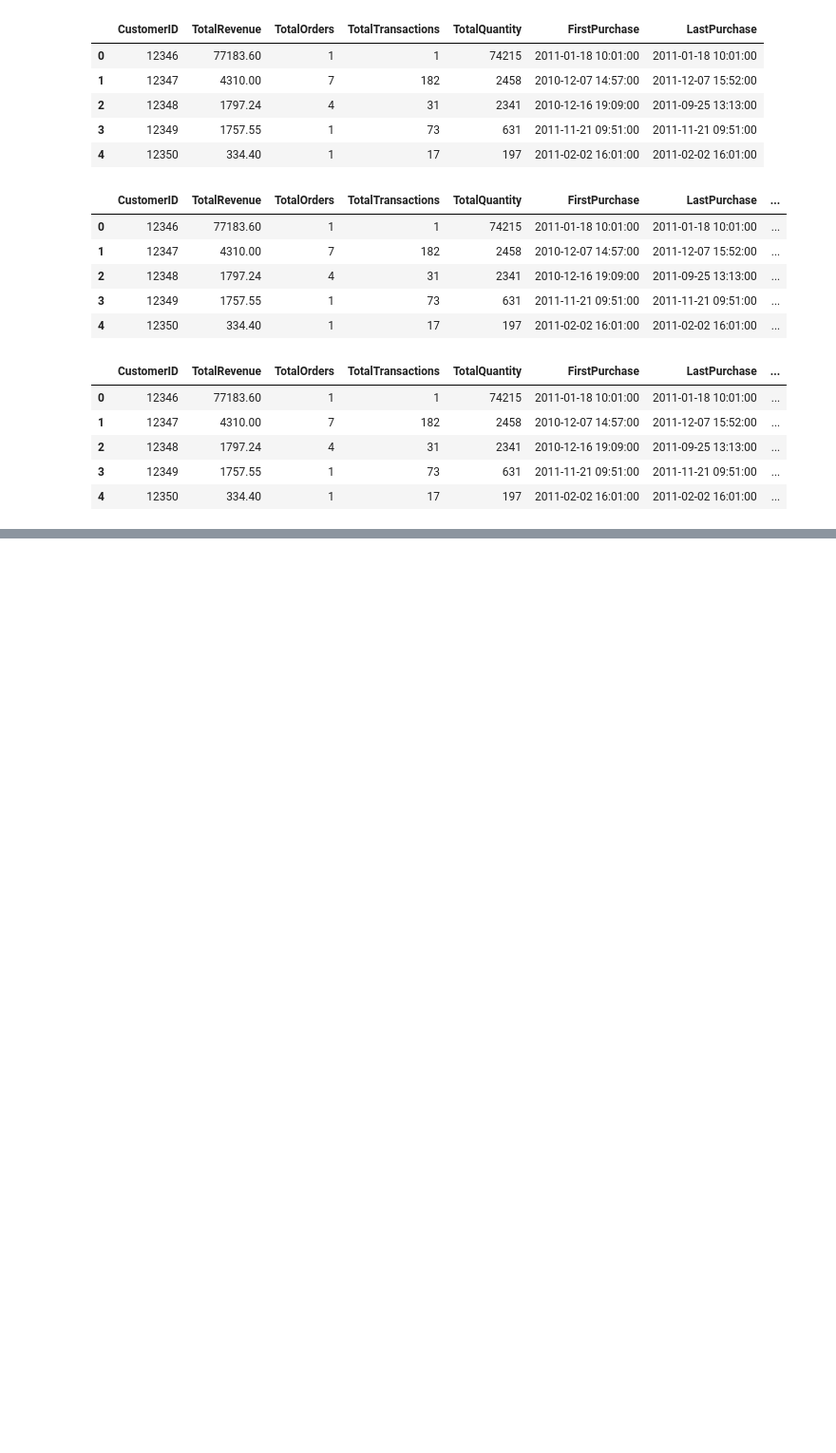
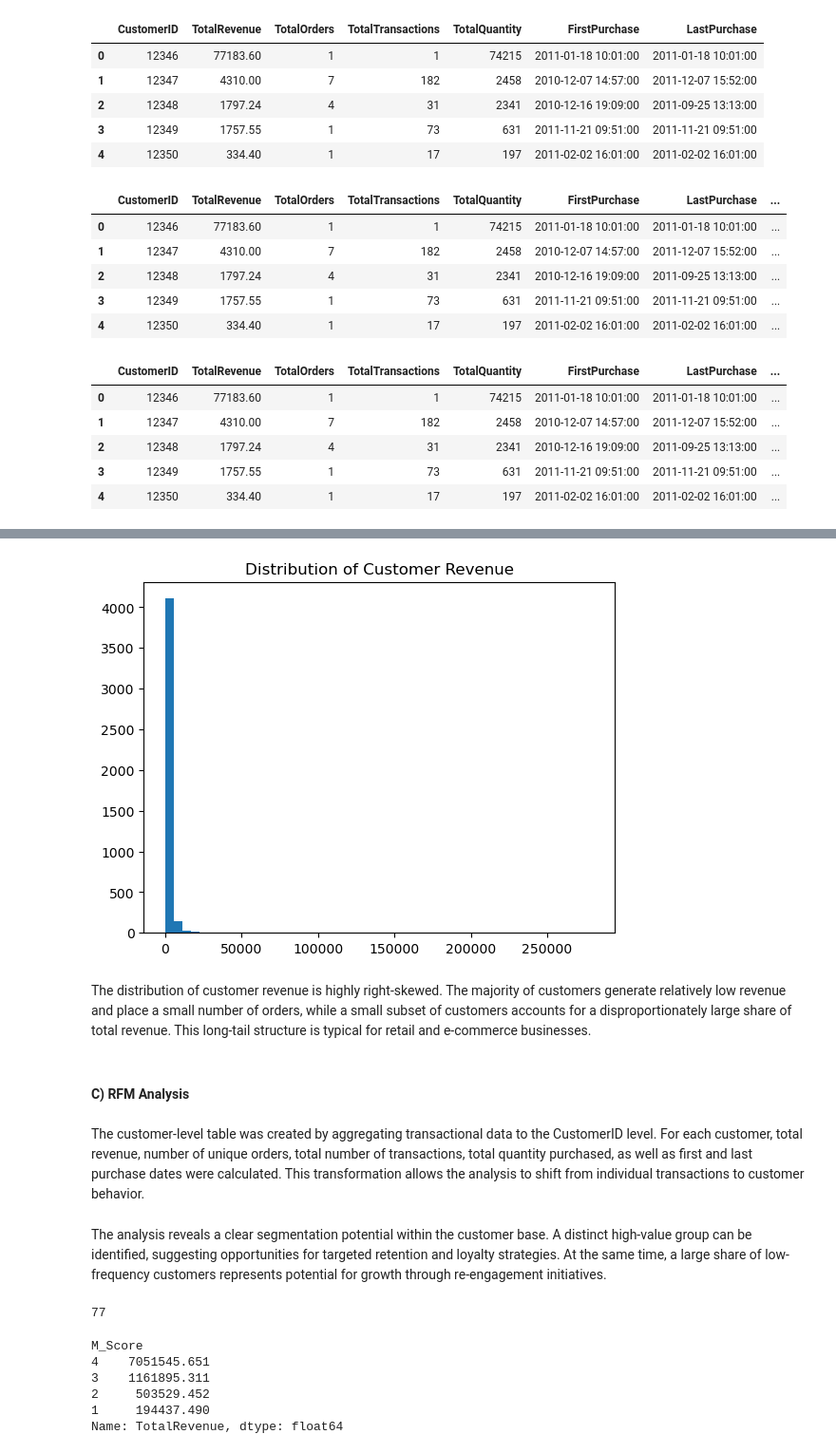
Before and after one commit to patrykraj/sales-analysis, a Jupyter notebook: sales-analysis.ipynb, the cells around one changed output, grey strips where cells are left out. Shown at 95% size. Saved outputs shown, nothing was run; the diff lists cells and outputs as text; code cells hidden in the pictures; blank space fills up the shorter version.

```diff
--- a/sales-analysis.ipynb
+++ b/sales-analysis.ipynb
@@ -170,0 +172,4 @@ customer_table.head()
+# %%
+# sort customers by revenue
+customer_table = customer_table.sort_values('TotalRevenue', ascending=False)
+customer_table
@@ -170,0 +190,8 @@ customer_table.head()
+# %%
+#add revenue share per customer
+customer_table['RevenueShare'] = (
+    customer_table['TotalRevenue'] / customer_table['TotalRevenue'].sum()
+)
+
+customer_table['CumulativeShare'] = customer_table['RevenueShare'].cumsum()
+customer_table
@@ -170,0 +240,14 @@ customer_table.head()
+# %%
+#bar diagram
+
+plt.hist(customer_table['TotalRevenue'], bins=50)
+plt.title("Distribution of Customer Revenue")
+plt.show()
+# %% [output]
+[figure, added]
+# %% [markdown]
+The distribution of customer revenue is highly right-skewed.
+The majority of customers generate relatively low revenue and place a small number of orders, while a small subset of customers accounts for a disproportionately large share of total revenue.
+This long-tail structure is typical for retail and e-commerce businesses.
+# %% [markdown]
+#### C) RFM Analysis
@@ -170,0 +264,28 @@ customer_table.head()
+# %% [markdown]
+The customer-level table was created by aggregating transactional data to the CustomerID level.
+For each customer, total revenue, number of unique orders, total number of transactions, total quantity purchased, as well as first and last purchase dates were calculated.
+This transformation allows the analysis to shift from individual transactions to customer behavior.
+# %% [markdown]
+The analysis reveals a clear segmentation potential within the customer base.
+A distinct high-value group can be identified, suggesting opportunities for targeted retention and loyalty strategies.
+At the same time, a large share of low-frequency customers represents potential for growth through re-engagement initiatives.
+# %%
+snapshot_date = df_clean['InvoiceDate'].max() + pd.Timedelta(days=1)
+
+# Zakładamy, że "lost" = brak zakupu w ostatnim roku
+lost_customers = customer_table[customer_table['LastPurchase'] < (snapshot_date - pd.Timedelta(days=365))]
+
+len(lost_customers)
+# %% [output]
+77
+# %%
+# segment wg M_Score (Monetary)
+revenue_by_segment = customer_table.groupby('M_Score', observed=True)['TotalRevenue'].sum().sort_values(ascending=False)
+revenue_by_segment
+# %% [output]
+M_Score
+4    7051545.651
+3    1161895.311
+2     503529.452
+1     194437.490
+Name: TotalRevenue, dtype: float64
```
Also changed, not shown: parts of 18 cells of this notebook.
